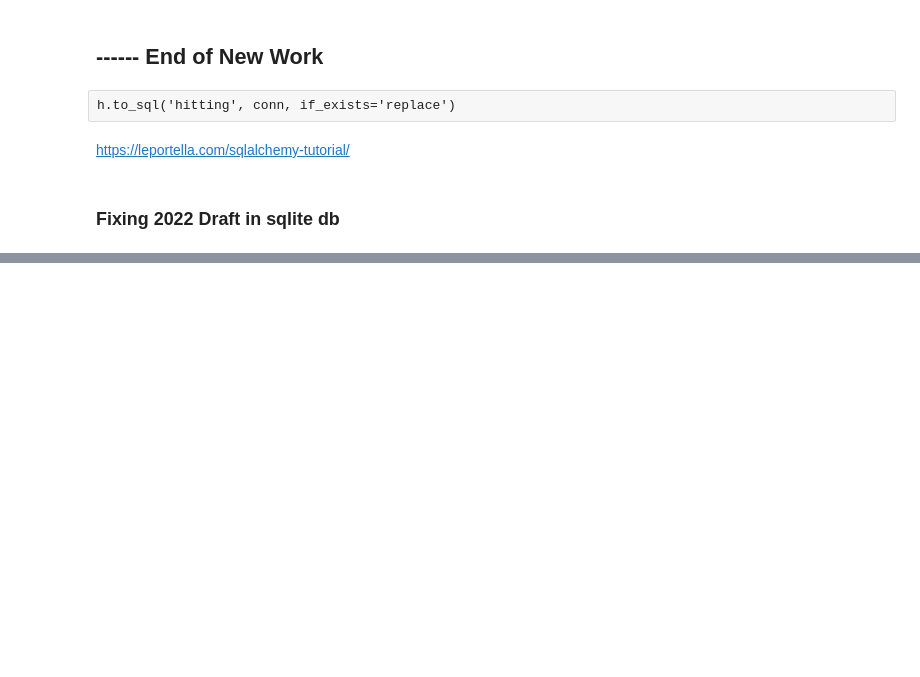
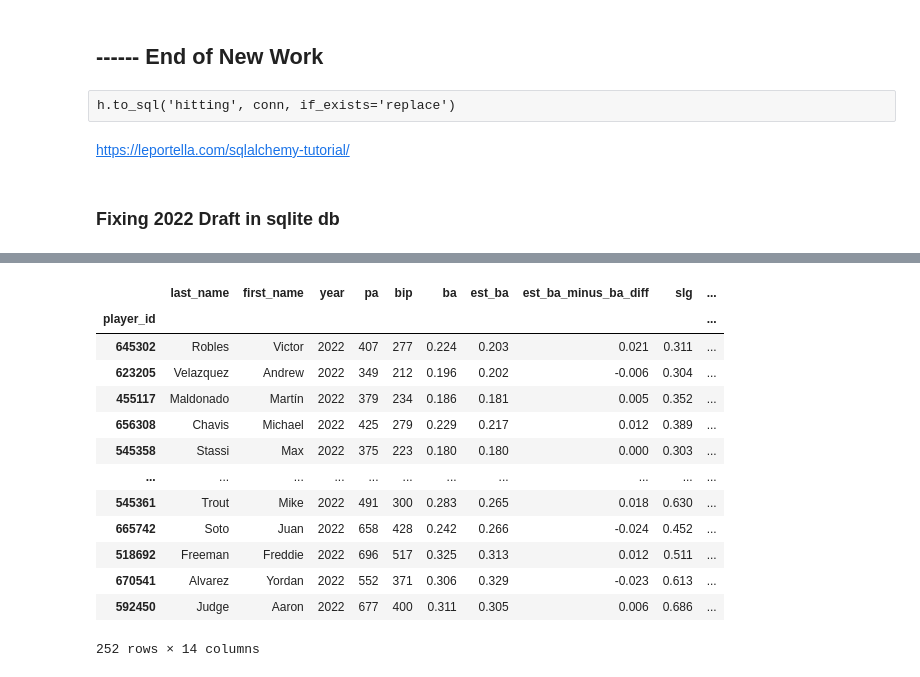
Before and after one commit to haueter19/baseball, a Jupyter notebook: Fantasy Work.ipynb, the cells around one changed output, grey strips where cells are left out. Cells and saved outputs as stored; diff of their text form; code cells hidden in the pictures; blank space fills up the shorter version.

```diff
--- a/Fantasy Work.ipynb
+++ b/Fantasy Work.ipynb
@@ -765,0 +784,17 @@ cbs = fix_downloaded_cbs_values(2023, save=True)
+# %%
+d2.sort_values('est_woba')
+# %% [output]
+|  | last_name | first_name | year | pa | bip | ba | est_ba | est_ba_minus_ba_diff | slg | ... |
+| player_id |  |  |  |  |  |  |  |  |  | ... |
+| 645302 | Robles | Victor | 2022 | 407 | 277 | 0.224 | 0.203 | 0.021 | 0.311 | ... |
+| 623205 | Velazquez | Andrew | 2022 | 349 | 212 | 0.196 | 0.202 | -0.006 | 0.304 | ... |
+| 455117 | Maldonado | Martín | 2022 | 379 | 234 | 0.186 | 0.181 | 0.005 | 0.352 | ... |
+| 656308 | Chavis | Michael | 2022 | 425 | 279 | 0.229 | 0.217 | 0.012 | 0.389 | ... |
+| 545358 | Stassi | Max | 2022 | 375 | 223 | 0.180 | 0.180 | 0.000 | 0.303 | ... |
+| ... | ... | ... | ... | ... | ... | ... | ... | ... | ... | ... |
+| 545361 | Trout | Mike | 2022 | 491 | 300 | 0.283 | 0.265 | 0.018 | 0.630 | ... |
+| 665742 | Soto | Juan | 2022 | 658 | 428 | 0.242 | 0.266 | -0.024 | 0.452 | ... |
+| 518692 | Freeman | Freddie | 2022 | 696 | 517 | 0.325 | 0.313 | 0.012 | 0.511 | ... |
+| 670541 | Alvarez | Yordan | 2022 | 552 | 371 | 0.306 | 0.329 | -0.023 | 0.613 | ... |
+| 592450 | Judge | Aaron | 2022 | 677 | 400 | 0.311 | 0.305 | 0.006 | 0.686 | ... |
+252 rows × 14 columns
```
Also changed, not shown: parts of 25 cells of this notebook.
